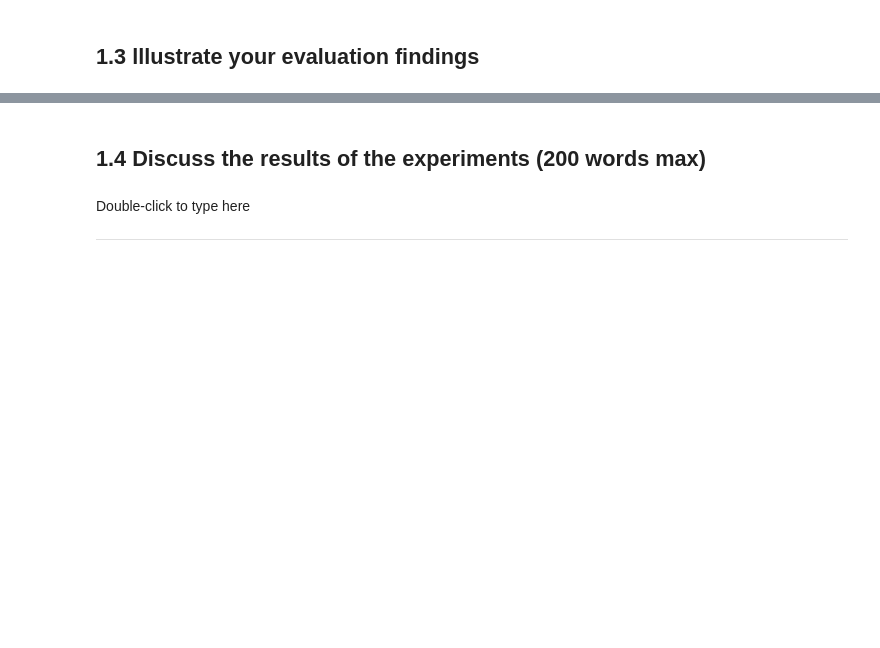
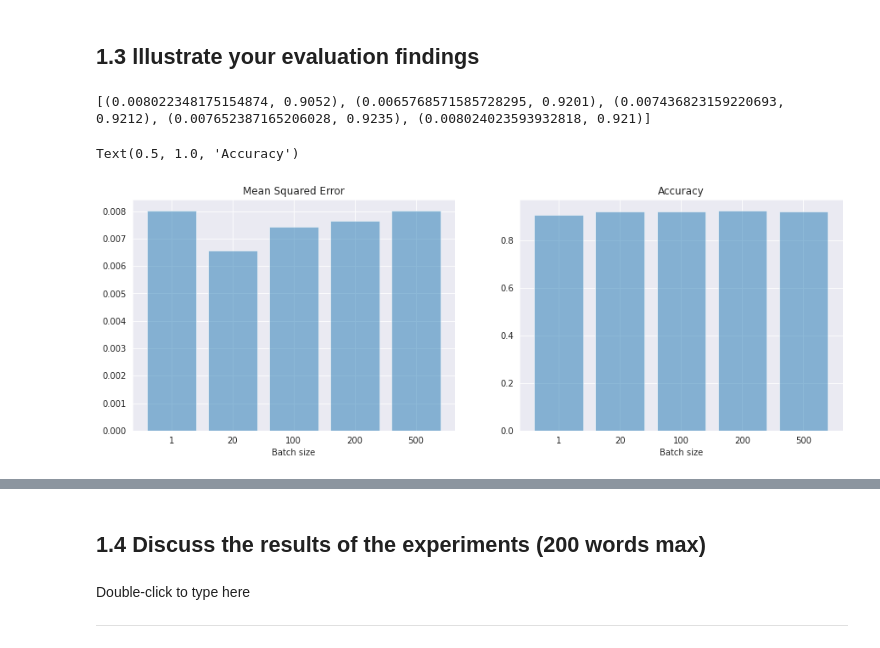
Before and after one commit to simonka0808/AdaptiveSolutionsCorrectCode, a Jupyter notebook: 2022_CM4107_CW_1_Template.ipynb, the cells around one changed output, grey strips where cells are left out. Saved outputs shown, nothing was run; the diff lists cells and outputs as text; code cells hidden in the pictures; blank space fills up the shorter version.

```diff
--- a/2022_CM4107_CW_1_Template.ipynb
+++ b/2022_CM4107_CW_1_Template.ipynb
@@ -261,10 +276,12 @@ class ANN():
 # %%
 # Set Other hyperparameters
 np.random.seed(42)
+ann_list_train = []
+train_results_list = []
 batch_size = 20
-# epochs = 30
-lr = 0.3
-epochs_size = [1, 20, 100, 200, 500]
+epochs = 10
+lr=0.3
+epochs_sizes=[1, 20, 100, 200, 500, len(X_train)]
 # %% [markdown]
 ## 1.2 Complete the experiments
 # %%
@@ -444,3 +564,31 @@ df_batch_results.head()
+# %%
+# TODO:
+# Create graph
+objects = epochs_sizes
+performance = test_results_list
+print(performance)
+# plot performances bars
+fig, axes = plt.subplots(1, 2, figsize=(15,5))
+y_pos = np.arange(len(objects))
+# get mean squared error from performance
+model_mse = [x[0] for x in performance]
+axes[0].bar(y_pos, model_mse, align='center', alpha=0.5)
+axes[0].set_xticks(y_pos)
+axes[0].set_xticklabels(objects)
+axes[0].set_xlabel('Batch size')
+axes[0].set_title('Mean Squared Error')
+
+# plot accuracy from performance
+model_acc = [x[1] for x in performance]
+axes[1].bar(y_pos, model_acc, align='center', alpha=0.5)
+axes[1].set_xticks(y_pos)
+axes[1].set_xticklabels(objects)
+axes[1].set_xlabel('Batch size')
+axes[1].set_title('Accuracy')
+# %% [output]
+[(0.008022348175154874, 0.9052), (0.0065768571585728295, 0.9201), (0.007436823159220693, 0.9212), (0.007652387165206028, 0.9235), (0.008024023593932818, 0.921)]
+Text(0.5, 1.0, 'Accuracy')
+[figure, added]
 # %%
 # TODO: ASSIGN THE OPTIMAL ACTIVATION FUNCTION TO THIS GLOBAL VARIABLE
 BEST_act1 = ACTIVATION_NAME() #FILL THIS WITH THE OPTIMAL ACTIVATION FUNCTION YOU FOUND OUT
```
Also changed, not shown: parts of 31 cells of this notebook.
